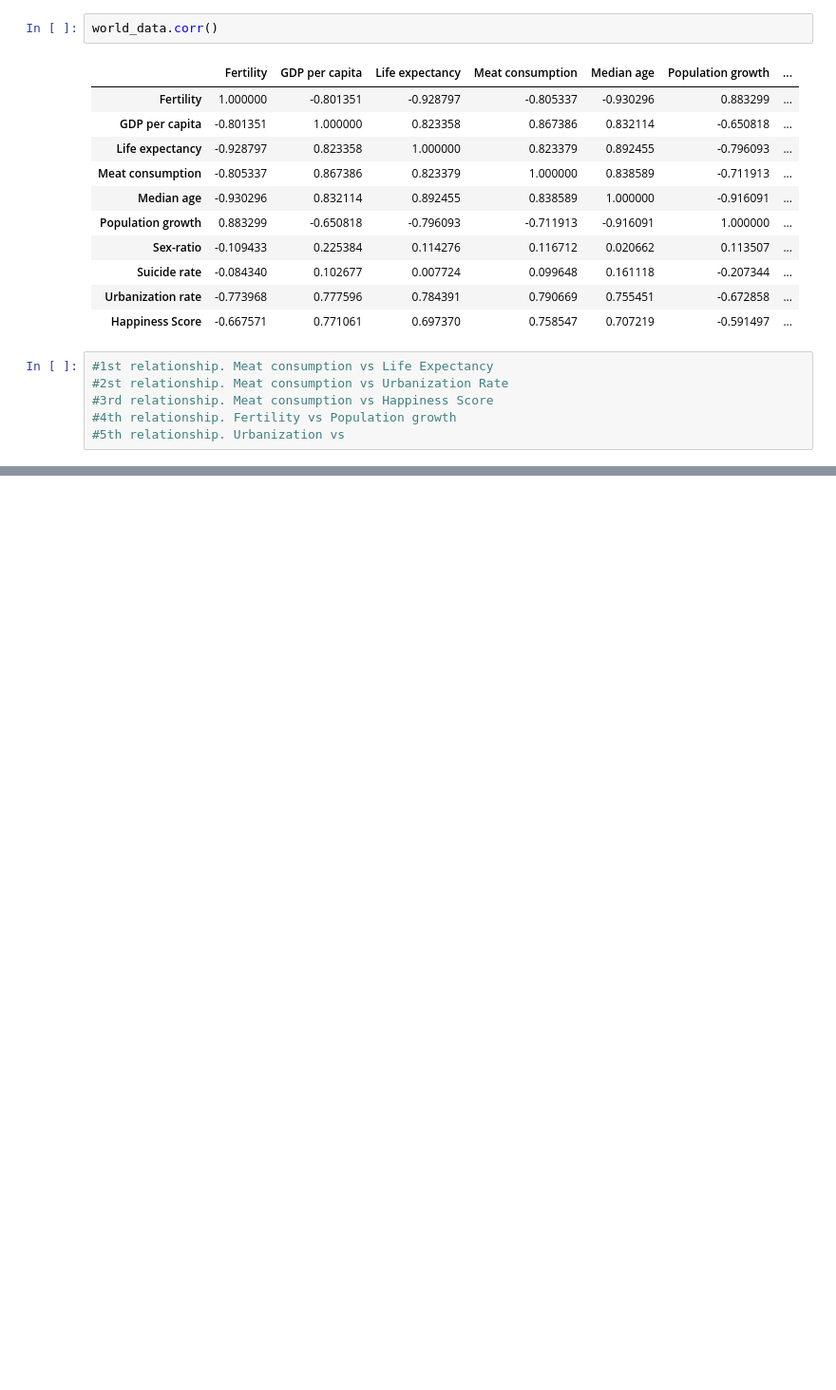
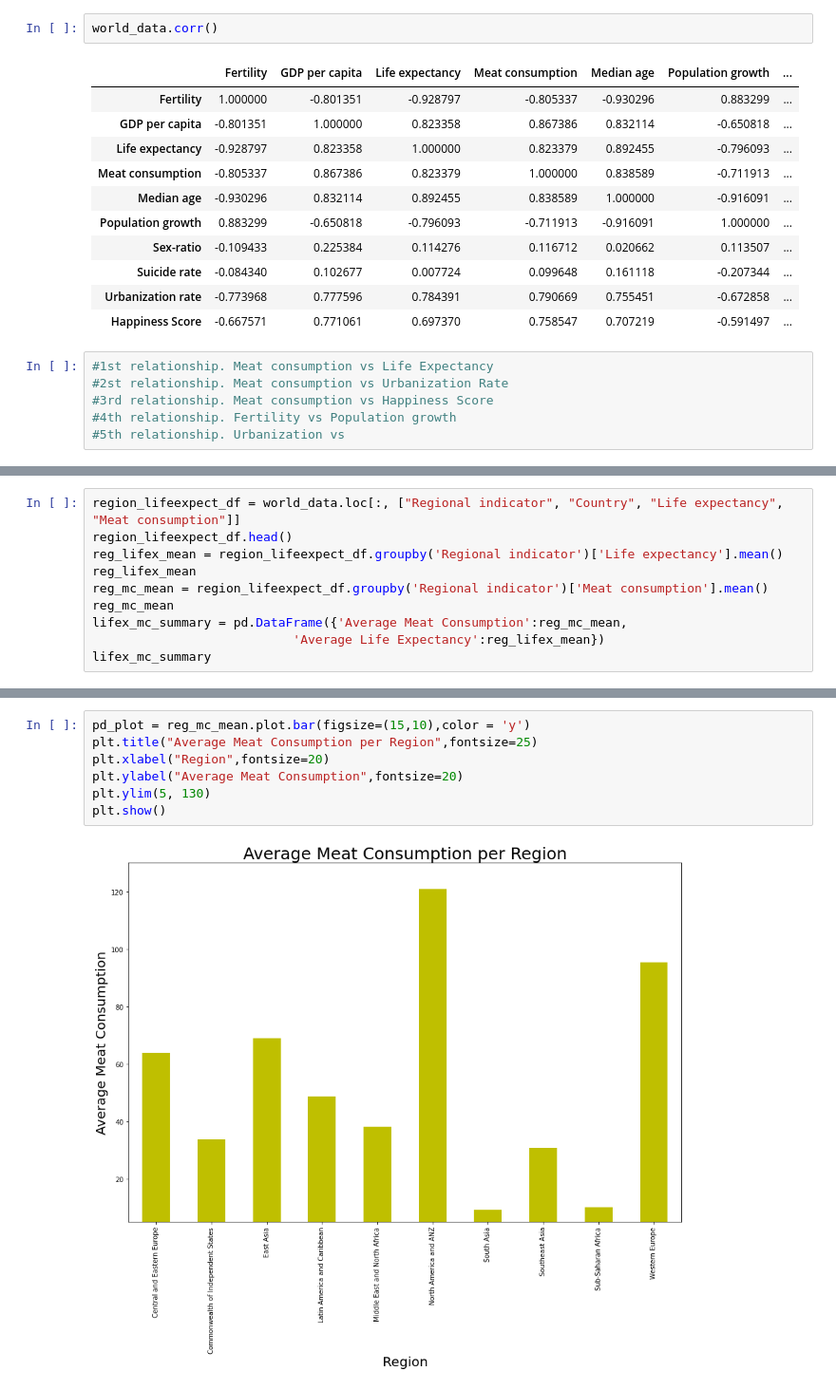
Before and after one commit to ermcgrew/bootcamp_project_one, a Jupyter notebook: data_analysis.ipynb, the cells around one changed output, grey strips where cells are left out. Shown: that part at 95% size. Drawn from its saved outputs; the diff is of its cells as text; blank space fills up the shorter version.

```diff
--- a/data_analysis.ipynb
+++ b/data_analysis.ipynb
@@ -187,0 +222,10 @@ world_data.corr()
+# %%
+region_lifeexpect_df = world_data.loc[:, ["Regional indicator", "Country", "Life expectancy", "Meat consumption"]]
+region_lifeexpect_df.head()
+reg_lifex_mean = region_lifeexpect_df.groupby('Regional indicator')['Life expectancy'].mean()
+reg_lifex_mean
+reg_mc_mean = region_lifeexpect_df.groupby('Regional indicator')['Meat consumption'].mean()
+reg_mc_mean
+lifex_mc_summary = pd.DataFrame({'Average Meat Consumption':reg_mc_mean,
+                           'Average Life Expectancy':reg_lifex_mean})
+lifex_mc_summary
@@ -187,0 +245,9 @@ world_data.corr()
+# %%
+pd_plot = reg_mc_mean.plot.bar(figsize=(15,10),color = 'y')
+plt.title("Average Meat Consumption per Region",fontsize=25)
+plt.xlabel("Region",fontsize=20)
+plt.ylabel("Average Meat Consumption",fontsize=20)
+plt.ylim(5, 130)
+plt.show()
+# %% [output]
+[figure, added]
```
Also changed, not shown: parts of 5 cells of this notebook.
